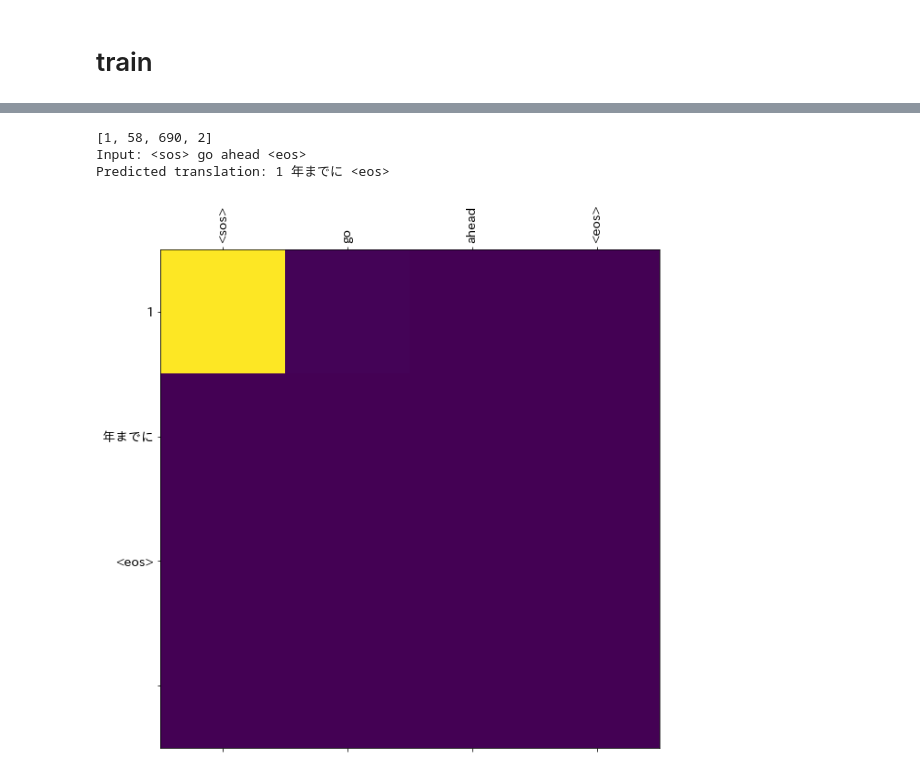
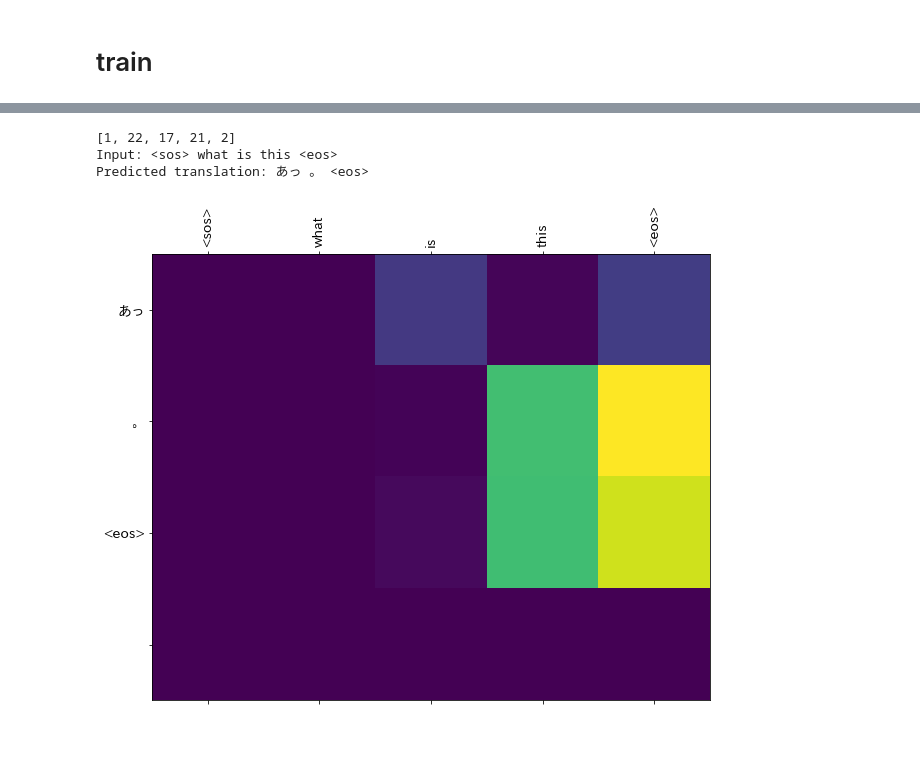
Before and after one commit to atsushii/Neural-Machine-Translation-Project, a Jupyter notebook: text_translation/text_translation.ipynb, the cells around one changed output, grey strips where cells are left out. Cells and saved outputs as stored; diff of their text form; code cells hidden in the pictures; blank space fills up the shorter version.

```diff
--- a/text_translation/text_translation.ipynb
+++ b/text_translation/text_translation.ipynb
@@ -130,7 +139,7 @@ def load_dataset(num_example):
     return input_tensor, target_tensor, input_lang_tokenize, target_lang_tokenize
 # %%
 # limit datasize for test
-num_example = 10000
+num_example = 30000
 # get data
 input_tensor, target_tensor, input_lang, target_lang = load_dataset(num_example)
 # Calculate max_length of the target tensors
@@ -178,16 +180,24 @@ output lang: index to word mapping
 2-----><eos>
 # %%
-# create a dataset
+# BUFFER_SIZE >= dataset if smaller than dataset can't shuffle equally
 BUFFER_SIZE = len(input_tensor_train)
-BATCH_SIZE = 64
+BATCH_SIZE = 256
+
+# if None steps_per_epoch == mum of dataset
 steps_per_epoch = len(input_tensor_train)
 embedding_dim = 300
-units = 512
+units = 1024
 vocab_inp_size = len(input_lang.word_index) + 1
 print('Total unique words in the input: %s' % len(input_lang.word_index))
 vocab_tar_size = len(target_lang.word_index) + 1
+
+# create dataset
 dataset = tf.data.Dataset.from_tensor_slices((input_tensor_train, target_tensor_train)).shuffle(BUFFER_SIZE)
 print(dataset)
+# to single element
 dataset = dataset.batch(BATCH_SIZE, drop_remainder=True)
+# e.g.
+for batch in dataset.take(3):
+  print([arr.numpy() for arr in batch])
 print(dataset)
 # %% [output]
@@ -376,11 +400,11 @@ def loss_function(real, pred):
 # %% [markdown]
 # Checkpoints
 # %%
-# checkpoint_dir = '/training_checkpoints'
-# checkpoint_prefix = os.path.join(checkpoint_dir, 'ckpt')
-# checkpoint = tf.train.Checkpoint(optimizer=optimizer,
-#                                                         encoder=encoder,
-#                                                         decoder=decoder)
+checkpoint_dir = '/training_checkpoints'
+checkpoint_prefix = os.path.join(checkpoint_dir, 'ckpt')
+checkpoint = tf.train.Checkpoint(optimizer=optimizer,
+                                                        encoder=encoder,
+                                                        decoder=decoder)
 # %% [markdown]
 # train
 # %%
@@ -410,7 +434,7 @@ def train_step(inp, target, enc_hidden):
 
         return batch_loss
 # %%
-EPOCHS = 5
+EPOCHS = 200
 for epochs in range(EPOCHS):
     start = time.time()
 
@@ -421,11 +445,11 @@ for epochs in range(EPOCHS):
         batch_loss = train_step(inp, target, enc_hidden)
         total_loss += batch_loss
 
-        # if batch % 100 == 0:
-        #     print("epoch {} batch {} loss  {: .4f}".format(epochs + 1, batch, batch_loss.numpy()))
+        if batch % 100 == 0:
+            print("epoch {} batch {} loss  {: .4f}".format(epochs + 1, batch, batch_loss.numpy()))
 #         # save checkpoint every 2 epochs
-#         if (epochs + 1) % 2 == 0:
-#             checkpoint.save(file_prefix = checkpoint_prefix)
+        if (epochs + 1) % 100 == 0:
+            checkpoint.save(file_prefix = checkpoint_prefix)
 
-            # print("epoch {} loss {: .4f}".format(epochs + 1, total_loss / steps_per_epoch))
-        # print("time taken for 1 epoch {} sec\n".format(time.time() - start))
+            print("epoch {} loss {: .4f}".format(epochs + 1, total_loss / steps_per_epoch))
+        print("time taken for 1 epoch {} sec\n".format(time.time() - start))
@@ -493,10 +536,10 @@ def translate(sentence):
 
     attention_plot = attention_plot[:len(result.split(' ')), :len(sentence.split(' '))]
     plot_attention(attention_plot, sentence.split(' '), result.split(' '))
-# %%
-translate(u'go ahead')
-# %% [output]
-[1, 58, 690, 2]
-Input: <sos> go ahead <eos>
-Predicted translation: 1 年までに <eos>
-[figure, removed]
+# %%
+translate(u'what is this')
+# %% [output]
+[1, 22, 17, 21, 2]
+Input: <sos> what is this <eos>
+Predicted translation: あっ 。 <eos>
+[figure, added]
```
Also changed, not shown: parts of 14 cells of this notebook.
